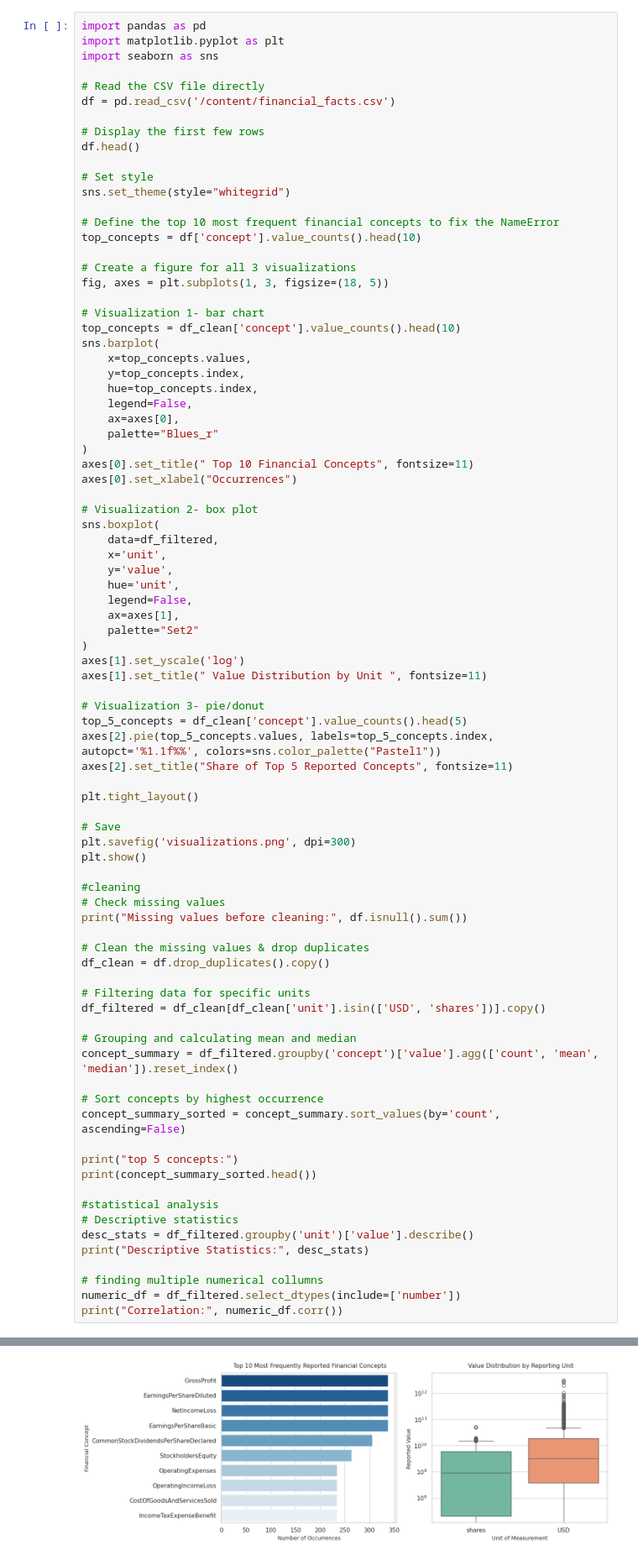
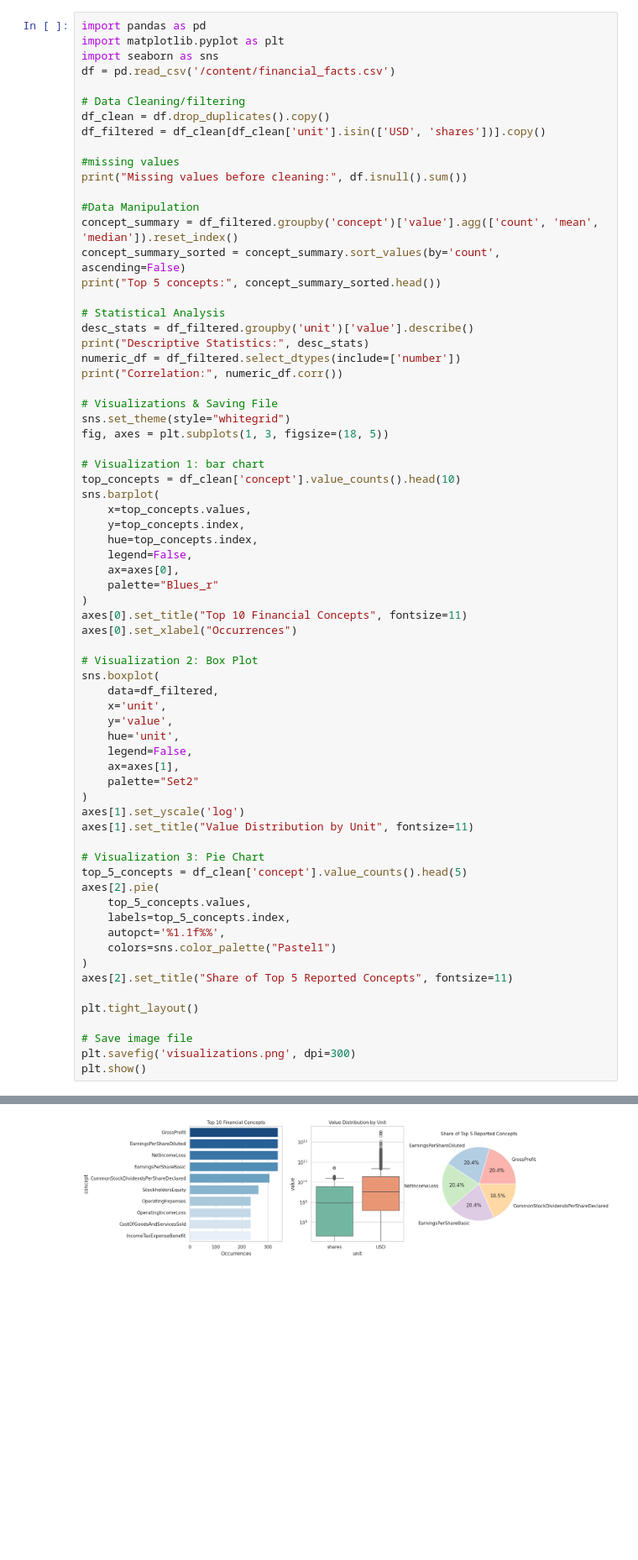
Before and after one commit to emilygimenes/final-project, a Jupyter notebook: final_proj_visual.ipynb, the cells around one changed output, grey strips where cells are left out. Shown at 84% size. Drawn from its saved outputs; the diff is of its cells as text; blank space fills up the shorter version.

Commit message:
"Updated code order, data cleaning, and added visualizations"

```diff
--- a/final_proj_visual.ipynb
+++ b/final_proj_visual.ipynb
@@ -4,23 +4,31 @@
 import pandas as pd
 import matplotlib.pyplot as plt
 import seaborn as sns
-
-# Read the CSV file directly
 df = pd.read_csv('/content/financial_facts.csv')
 
-# Display the first few rows
-df.head()
+# Data Cleaning/filtering
+df_clean = df.drop_duplicates().copy()
+df_filtered = df_clean[df_clean['unit'].isin(['USD', 'shares'])].copy()
 
-# Set style
+#missing values
+print("Missing values before cleaning:", df.isnull().sum())
+
+#Data Manipulation
+concept_summary = df_filtered.groupby('concept')['value'].agg(['count', 'mean', 'median']).reset_index()
+concept_summary_sorted = concept_summary.sort_values(by='count', ascending=False)
+print("Top 5 concepts:", concept_summary_sorted.head())
+
+# Statistical Analysis
+desc_stats = df_filtered.groupby('unit')['value'].describe()
+print("Descriptive Statistics:", desc_stats)
+numeric_df = df_filtered.select_dtypes(include=['number'])
+print("Correlation:", numeric_df.corr())
+
+# Visualizations & Saving File
 sns.set_theme(style="whitegrid")
-
-# Define the top 10 most frequent financial concepts to fix the NameError
-top_concepts = df['concept'].value_counts().head(10)
-
-# Create a figure for all 3 visualizations
 fig, axes = plt.subplots(1, 3, figsize=(18, 5))
 
-# Visualization 1- bar chart
+# Visualization 1: bar chart
 top_concepts = df_clean['concept'].value_counts().head(10)
 sns.barplot(
     x=top_concepts.values,
@@ -30,10 +38,10 @@ sns.barplot(
     ax=axes[0],
     palette="Blues_r"
 )
-axes[0].set_title(" Top 10 Financial Concepts", fontsize=11)
+axes[0].set_title("Top 10 Financial Concepts", fontsize=11)
 axes[0].set_xlabel("Occurrences")
 
-# Visualization 2- box plot
+# Visualization 2: Box Plot
 sns.boxplot(
     data=df_filtered,
     x='unit',
@@ -44,44 +52,21 @@ sns.boxplot(
     palette="Set2"
 )
 axes[1].set_yscale('log')
-axes[1].set_title(" Value Distribution by Unit ", fontsize=11)
+axes[1].set_title("Value Distribution by Unit", fontsize=11)
 
-# Visualization 3- pie/donut
+# Visualization 3: Pie Chart
 top_5_concepts = df_clean['concept'].value_counts().head(5)
-axes[2].pie(top_5_concepts.values, labels=top_5_concepts.index, autopct='%1.1f%%', colors=sns.color_palette("Pastel1"))
+axes[2].pie(
+    top_5_concepts.values,
+    labels=top_5_concepts.index,
+    autopct='%1.1f%%',
+    colors=sns.color_palette("Pastel1")
+)
 axes[2].set_title("Share of Top 5 Reported Concepts", fontsize=11)
 
 plt.tight_layout()
 
-# Save
+# Save image file
 plt.savefig('visualizations.png', dpi=300)
 plt.show()
-
-#cleaning
-# Check missing values
-print("Missing values before cleaning:", df.isnull().sum())
-
-# Clean the missing values & drop duplicates
-df_clean = df.drop_duplicates().copy()
-
-# Filtering data for specific units
-df_filtered = df_clean[df_clean['unit'].isin(['USD', 'shares'])].copy()
-
-# Grouping and calculating mean and median
-concept_summary = df_filtered.groupby('concept')['value'].agg(['count', 'mean', 'median']).reset_index()
-
-# Sort concepts by highest occurrence
-concept_summary_sorted = concept_summary.sort_values(by='count', ascending=False)
-
-print("top 5 concepts:")
-print(concept_summary_sorted.head())
-
-#statistical analysis
-# Descriptive statistics
-desc_stats = df_filtered.groupby('unit')['value'].describe()
-print("Descriptive Statistics:", desc_stats)
-
-# finding multiple numerical collumns
-numeric_df = df_filtered.select_dtypes(include=['number'])
-print("Correlation:", numeric_df.corr())
 # %% [output]
@@ -88 +90 @@ print("Correlation:", numeric_df.corr())
-[figure, old version]
+[figure, new version]
```
Also changed, not shown: parts of 1 cell of this notebook.
